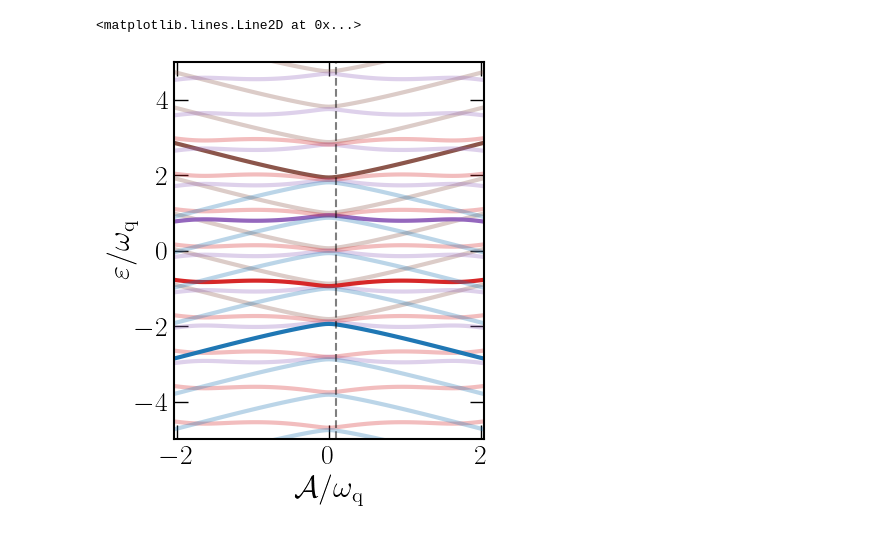
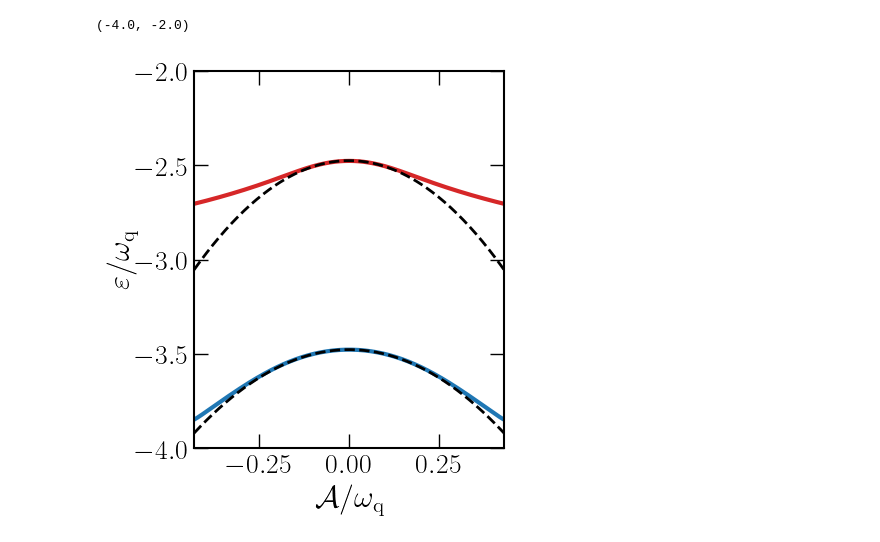
Before and after one commit to aleeschessari/Unifying-Floquet-Theory, a Jupyter notebook: floquet_spectrum.ipynb, the cells around one changed output. Drawn from its saved outputs; the diff is of its cells as text; code cells hidden in the pictures.

```diff
--- a/floquet_spectrum.ipynb
+++ b/floquet_spectrum.ipynb
@@ -36,20 +36,3 @@ params = {
 plt.rcParams.update(params)
 plt.rc('text.latex', preamble=r'\usepackage{amsmath}')
 plt.rc('text', usetex=True)
-# %%
-A_q = 0.1*wq
-wr = 0.46
-
-Alist = np.linspace(0,1,50)
-num_A = 40
-
-evals_list = []
-
-N_replicas = [-4,-3,-2,-1,0,1,2,3,4]
-
-for ii in N_replicas:
-    evals = functions.construct_eigenvalues_eigenstates_floquet_list(N_rep,Alist,num_A,H_sys,drive_op,wr,n_states,ii)[1]
-    evals = np.concatenate((np.array(evals[::-1])[:-1],np.array(evals)))
-    evals_list.append(evals)
-
-A_list_replica = np.concatenate((-np.array(Alist[::-1])[:-1],np.array(Alist)))
@@ -56,33 +189,33 @@ A_list_replica = np.concatenate((-np.array(Alist[::-1])[:-1],np.array(Alist)))
 # %%
 %matplotlib inline
 
 fig, ax_replica = plt.subplots(figsize=(4,5), dpi=100)
 
 cmap = mpl.colormaps["tab10"]
-colors = cmap.colors
-
-color_list = [colors[0], colors[3], colors[4], colors[5]]
+colors = [cmap.colors[0], cmap.colors[3], cmap.colors[4], cmap.colors[5]]
 
 n_states_show = n_states
 
 for ii,current_replica in enumerate(N_replicas):
     for n in range(n_states_show):
         if current_replica == 0:
-            ax_replica.plot(A_list_replica/wq, evals_list[ii][:,n]/wq, c=color_list[n], lw=3)
+            ax_replica.plot(A_list_replica/wq, evals_list[ii][:,n]/wq, c=colors[n], lw=3)
         else:
-            ax_replica.plot(A_list_replica/wq, evals_list[ii][:,n]/wq, c=color_list[n], lw=3, alpha=0.3)
+            ax_replica.plot(A_list_replica/wq, evals_list[ii][:,n]/wq, c=colors[n], lw=3, alpha=0.3)
+
+    if device == 'transmon':
+        ax_replica.plot(A_list_replica/wq, evals_floquet_analytical[:,0]/wq, c='black', ls='--', lw=2)
+        ax_replica.plot(A_list_replica/wq, evals_floquet_analytical[:,1]/wq, c='black', ls='--', lw=2)
 
 ax_replica.xaxis.set_tick_params(direction="in", which='both')
 ax_replica.yaxis.set_tick_params(direction="in", which='both')
 ax_replica.tick_params(top=True, bottom=True, left=True, right=True, labelleft=True,
                   labelbottom=True, labelright=False, labeltop=False, which='both')
 
 ax_replica.set_xlabel(r'$\mathcal A/\omega_{\rm q}$')
 ax_replica.set_ylabel(r'$\varepsilon/\omega_{\rm q}$', labelpad=-2)
 
-ax_replica.set_ylim([-5,5])
-
-ax_replica.axvline(x=A_q/wq, ls='--', color='black', alpha=0.5)
+ax_replica.set_ylim([-4,-2])
 # %% [output]
-<matplotlib.lines.Line2D at 0x...>
+(-4.0, -2.0)
-[figure, old version]
+[figure, new version]
```
Also changed, not shown: parts of 5 cells of this notebook, 58 other files.
